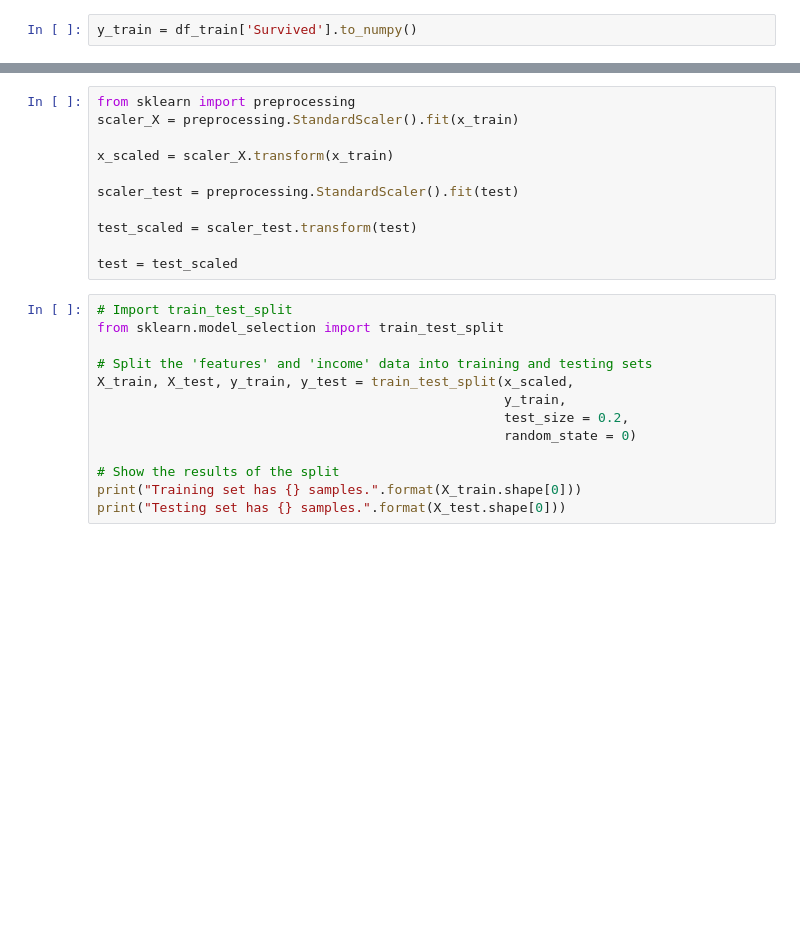
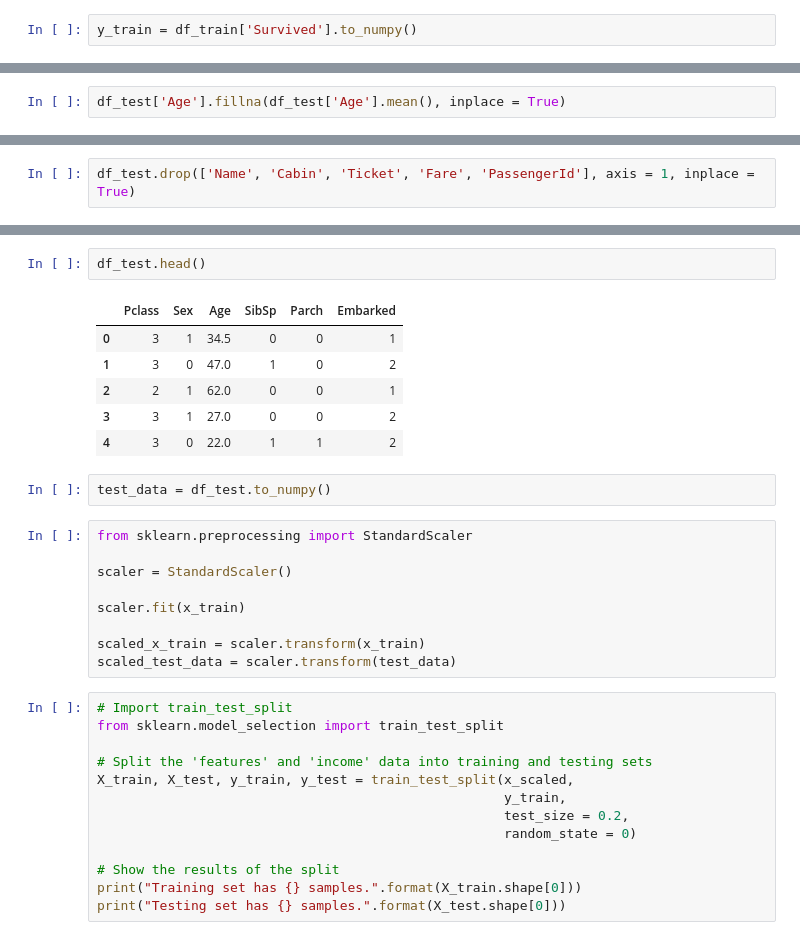
Before and after one commit to ChrisEdel/kaggle, a Jupyter notebook: titanic/titanic.ipynb, the cells around one changed output, grey strips where cells are left out. Cells and saved outputs as stored; diff of their text form; blank space fills up the shorter version.

Commit message:
Polish preprocessing

```diff
--- a/titanic/titanic.ipynb
+++ b/titanic/titanic.ipynb
@@ -234 +149,3 @@ df_test.head()
+# %%
+df_test['Age'].fillna(df_test['Age'].mean(), inplace = True)
 # %%
@@ -235,0 +154,2 @@ test = df_test.drop('PassengerId', axis = 1).to_numpy()
+# %%
+df_test.drop(['Name', 'Cabin', 'Ticket', 'Fare', 'PassengerId'], axis = 1, inplace = True)
@@ -236,14 +176,23 @@ test = df_test.drop('PassengerId', axis = 1).to_numpy()
+# %%
+df_test.head()
+# %% [output]
+|  | Pclass | Sex | Age | SibSp | Parch | Embarked |
+| 0 | 3 | 1 | 34.5 | 0 | 0 | 1 |
+| 1 | 3 | 0 | 47.0 | 1 | 0 | 2 |
+| 2 | 2 | 1 | 62.0 | 0 | 0 | 1 |
+| 3 | 3 | 1 | 27.0 | 0 | 0 | 2 |
+| 4 | 3 | 0 | 22.0 | 1 | 1 | 2 |
+# %%
+test_data = df_test.to_numpy()
 # %%
-from sklearn import preprocessing
-scaler_X = preprocessing.StandardScaler().fit(x_train)
+from sklearn.preprocessing import StandardScaler
 
-x_scaled = scaler_X.transform(x_train)
+scaler = StandardScaler()
 
-scaler_test = preprocessing.StandardScaler().fit(test)
+scaler.fit(x_train)
 
-test_scaled = scaler_test.transform(test)
-
-test = test_scaled
+scaled_x_train = scaler.transform(x_train)
+scaled_test_data = scaler.transform(test_data)
 # %%
 # Import train_test_split
 from sklearn.model_selection import train_test_split
```
Also changed, not shown: parts of 26 cells of this notebook.
